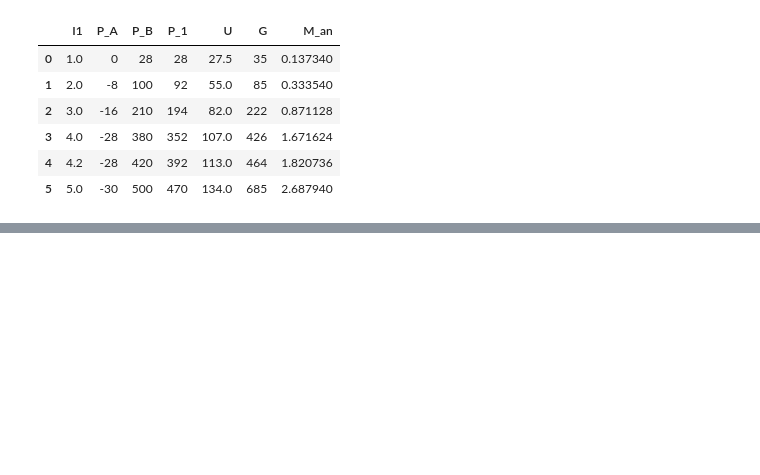
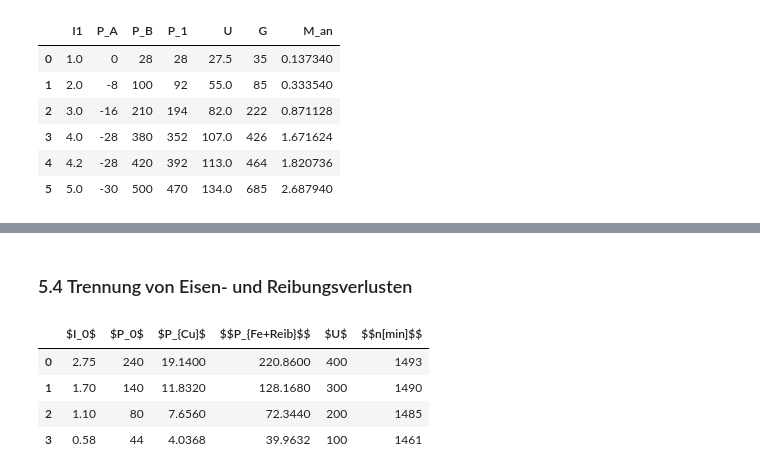
Before and after one commit to ayham291/PEM, a Jupyter notebook: ASM/ASM_Calculations.ipynb, the cells around one changed output, grey strips where cells are left out. Cells and saved outputs as stored; diff of their text form; code cells hidden in the pictures; blank space fills up the shorter version.

```diff
--- a/ASM/ASM_Calculations.ipynb
+++ b/ASM/ASM_Calculations.ipynb
@@ -168 +168,26 @@ korrelation koeffizient - U:  0.9802427097922084
 [figure]
+# %% [markdown]
+### 5.4 Trennung von Eisen- und Reibungsverlusten
+# %%
+I_0=np.array([2.75,1.7,1.1,0.58])
+P_A=np.array([-440,-200,-70,-8])
+P_B=np.array([680,340,150,52])
+P_0=P_A+P_B
+U=np.array([400,300,200,100])
+U_pow2=U**2
+n_min=np.array([1493,1490,1485,1461])
+n_sec=n_min/60
+P_Cu=3*I_0*2.32
+P_FeReib=P_0-P_Cu
+data=[]
+
+for x in range(len(U)):
+    data.append([I_0[x],P_0[x],P_Cu[x],P_FeReib[x],U[x],n_min[x]])
+# pd.DataFrame([I_0,P_0,P_Cu,P_FeReib,U,n_min], columns=["I1","P_A","P_B","P_1","U","G"])
+pd.DataFrame(data, columns=["$I_0$","$P_0$","$P_{Cu}$","$$P_{Fe+Reib}$$","$U$","$$n[min]$$"])
+# %% [output]
+|  | $I_0$ | $P_0$ | $P_{Cu}$ | $$P_{Fe+Reib}$$ | $U$ | $$n[min]$$ |
+| 0 | 2.75 | 240 | 19.1400 | 220.8600 | 400 | 1493 |
+| 1 | 1.70 | 140 | 11.8320 | 128.1680 | 300 | 1490 |
+| 2 | 1.10 | 80 | 7.6560 | 72.3440 | 200 | 1485 |
+| 3 | 0.58 | 44 | 4.0368 | 39.9632 | 100 | 1461 |
```
Also changed, not shown: parts of 4 cells of this notebook, 2 other files.
